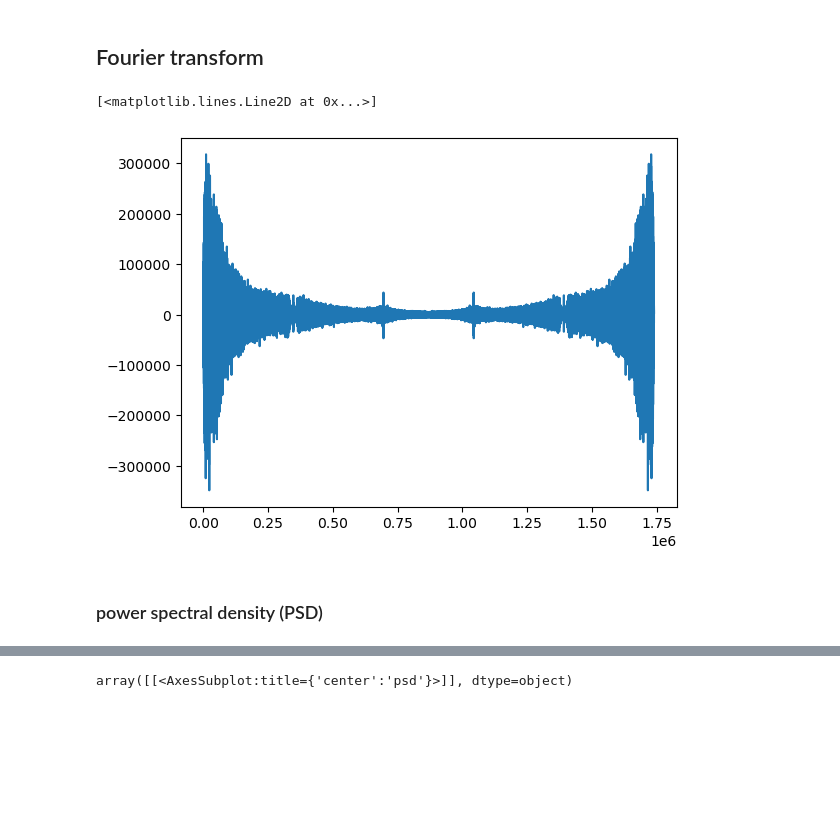
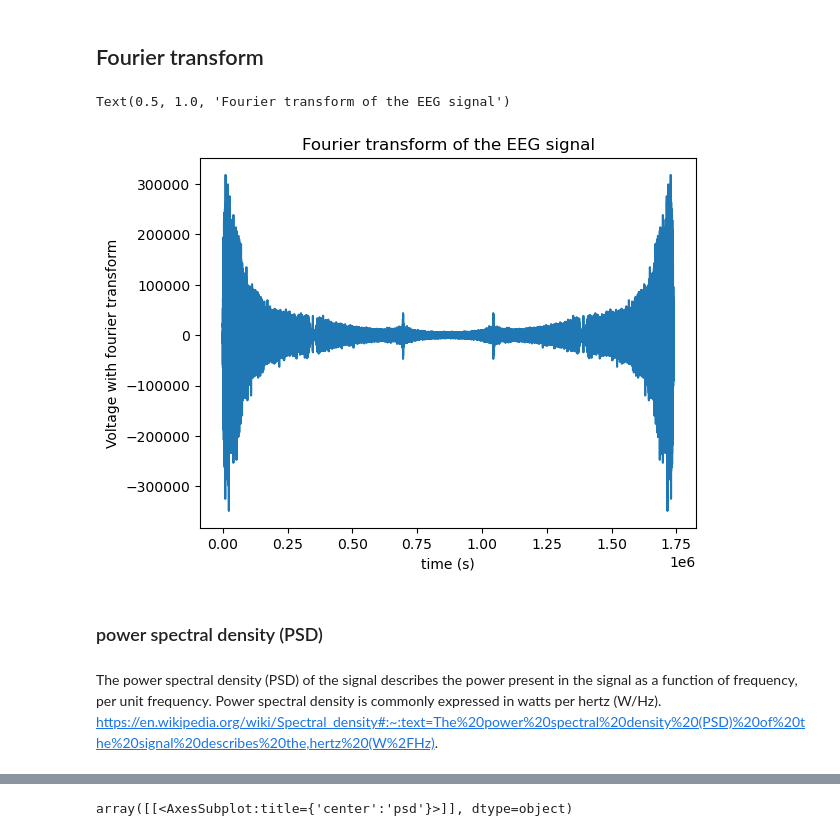
Before and after one commit to ChabCorp/LFP_IPMC, a Jupyter notebook: code/1_graph.ipynb, the cells around one changed output, grey strips where cells are left out. Saved outputs shown, nothing was run; the diff lists cells and outputs as text; code cells hidden in the pictures; blank space fills up the shorter version.

```diff
--- a/code/1_graph.ipynb
+++ b/code/1_graph.ipynb
@@ -26,14 +27,19 @@ plt.plot(df['time'], df['V'])
 # %%
 import scipy as sp
 import scipy.fftpack
 df_f = df.copy()
 df_f['V'] = sp.fftpack.fft(df_f['V'])
 plt.plot(df_f['time'], df_f['V'])
+plt.xlabel(f'time ({unit_time})')
+plt.ylabel('Voltage with fourier transform')
+plt.title('Fourier transform of the EEG signal')
 # %% [output]
-[<matplotlib.lines.Line2D at 0x...>]
+Text(0.5, 1.0, 'Fourier transform of the EEG signal')
-[figure, old version]
+[figure, new version]
 # %% [markdown]
 ### power spectral density (PSD)
+# %% [markdown]
+The power spectral density (PSD) of the signal describes the power present in the signal as a function of frequency, per unit frequency. Power spectral density is commonly expressed in watts per hertz (W/Hz). https://en.wikipedia.org/wiki/Spectral_density#:~:text=The%20power%20spectral%20density%20(PSD)%20of%20the%20signal%20describes%20the,hertz%20(W%2FHz).
 # %%
 import numpy as np
 df_f["psd"] = np.abs(df_f["V"]) ** 2
```
Also changed, not shown: parts of 4 cells of this notebook.
